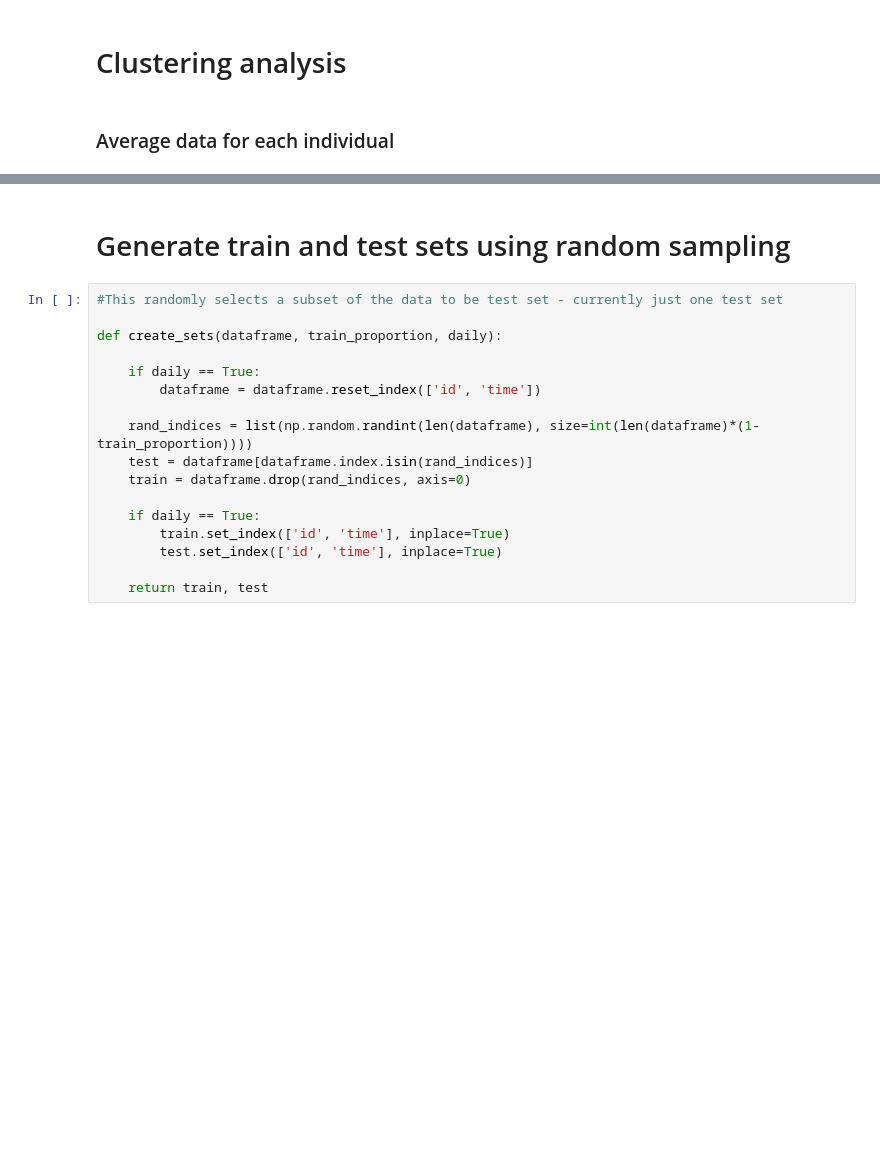
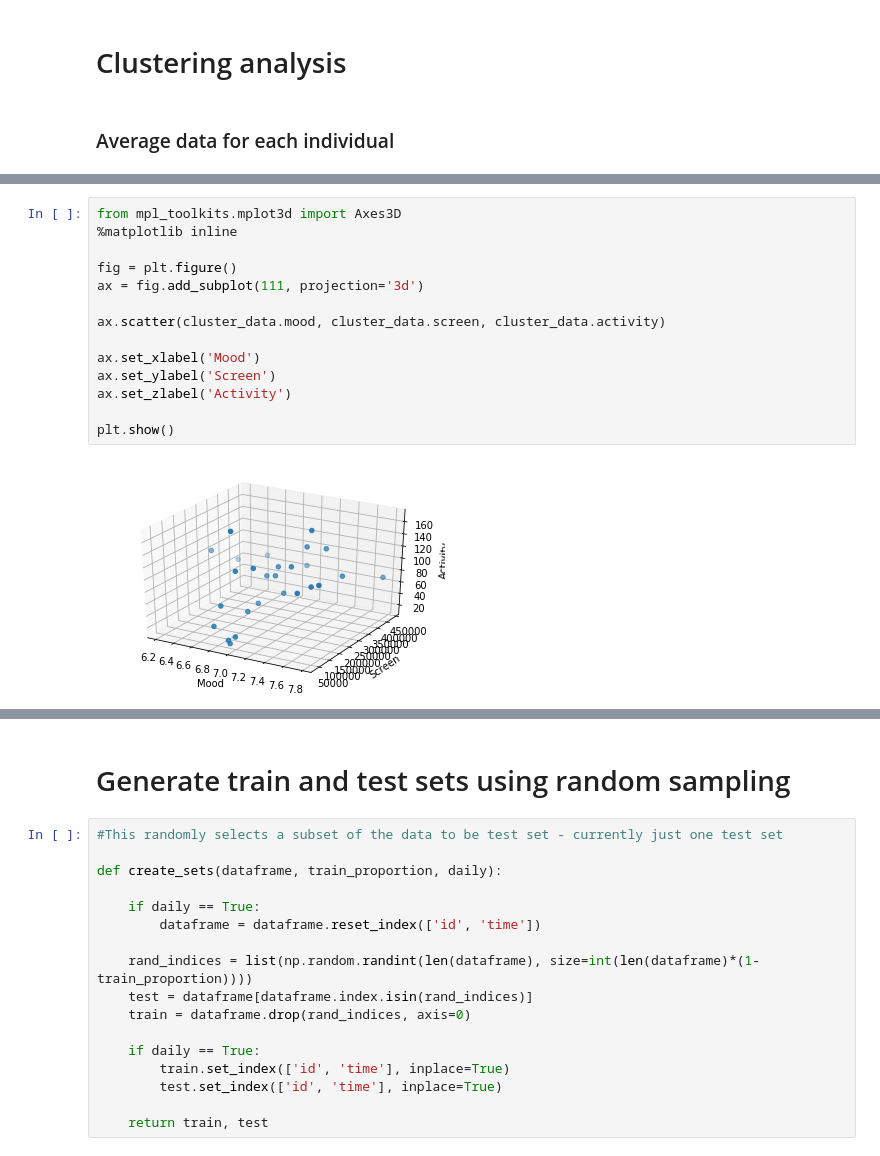
Before and after one commit to jelrae/dataMineAss1, a Jupyter notebook: DMT1_latest.ipynb, the cells around one changed output, grey strips where cells are left out. Drawn from its saved outputs; the diff is of its cells as text; blank space fills up the shorter version.

```diff
--- a/DMT1_latest.ipynb
+++ b/DMT1_latest.ipynb
@@ -312,2 +405,18 @@ plt.scatter(centers[:, 0], centers[:, 1], c='black', s=200, alpha=0.5)
+# %%
+from mpl_toolkits.mplot3d import Axes3D
+%matplotlib inline
+
+fig = plt.figure()
+ax = fig.add_subplot(111, projection='3d')
+
+ax.scatter(cluster_data.mood, cluster_data.screen, cluster_data.activity)
+
+ax.set_xlabel('Mood')
+ax.set_ylabel('Screen')
+ax.set_zlabel('Activity')
+
+plt.show()
+# %% [output]
+[figure, added]
 # %%
 plt.scatter(data2[:, 0], data2[:, 1], c=y_kmeans, s=50, cmap='viridis')
```
Also changed, not shown: parts of 21 cells of this notebook.
